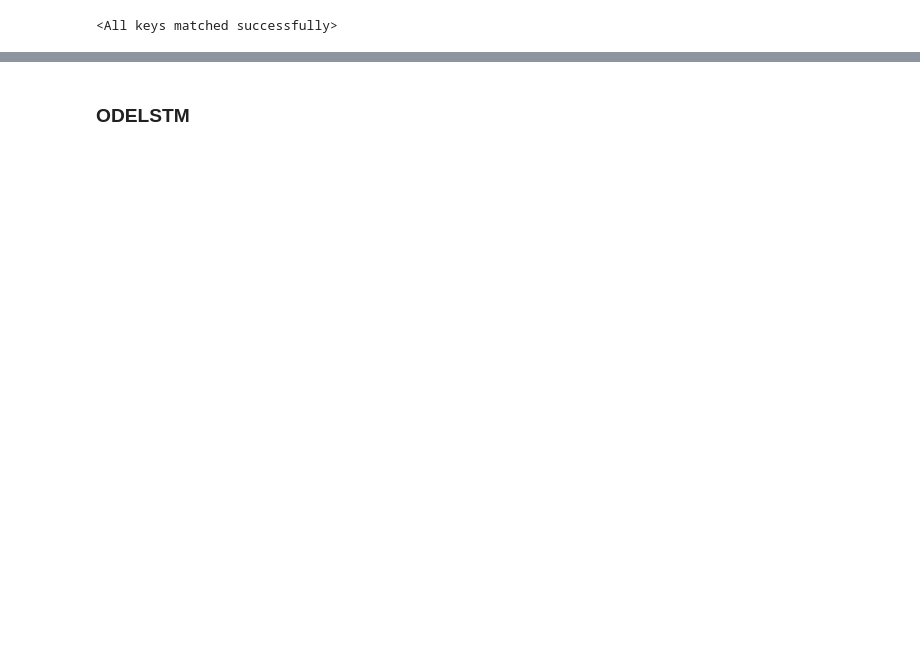
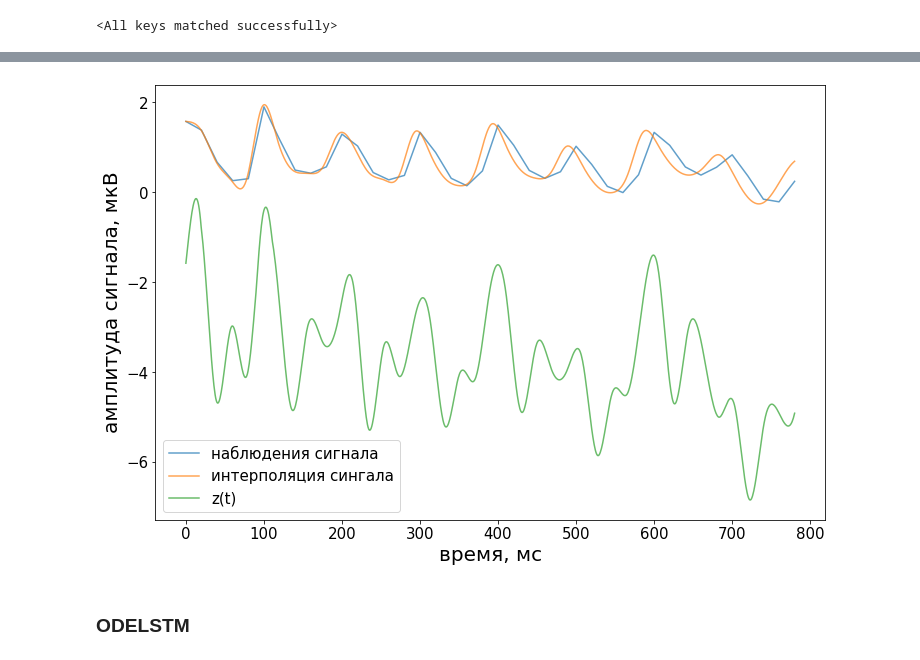
Before and after one commit to Alina-Samokhina/MasterThesis, a Jupyter notebook: experiments/Experiments.ipynb, the cells around one changed output, grey strips where cells are left out. Saved outputs shown, nothing was run; the diff lists cells and outputs as text; code cells hidden in the pictures; blank space fills up the shorter version.

```diff
--- a/experiments/Experiments.ipynb
+++ b/experiments/Experiments.ipynb
@@ -254,3 +427,16 @@ DATALOADER:0 TEST RESULTS
+# %%
+time = ds.train_t[0,:]
+new_time = np.linspace(start=ds.train_t[0,0], stop=ds.train_t[0, -1], num=len(XX[1, :,0]))
+plt.figure(figsize = (12,8))
+plt.plot(time, x[1, :, 0], alpha=0.7, label = 'наблюдения сигнала')
+plt.plot(new_time, XX[1, :,0], alpha=0.7, label = 'интерполяция сингала')
+plt.plot(new_time, -z_t[1, :, 0].detach().numpy(), alpha=0.7, label = 'z(t)')
+plt.ylabel('амплитуда сигнала, мкВ')
+plt.xlabel('время, мс')
+plt.legend()
+plt.show()
+# %% [output]
+[figure, added]
 # %% [markdown]
 ### ODELSTM
 # %%
```
Also changed, not shown: parts of 73 cells of this notebook, 12 other files.
